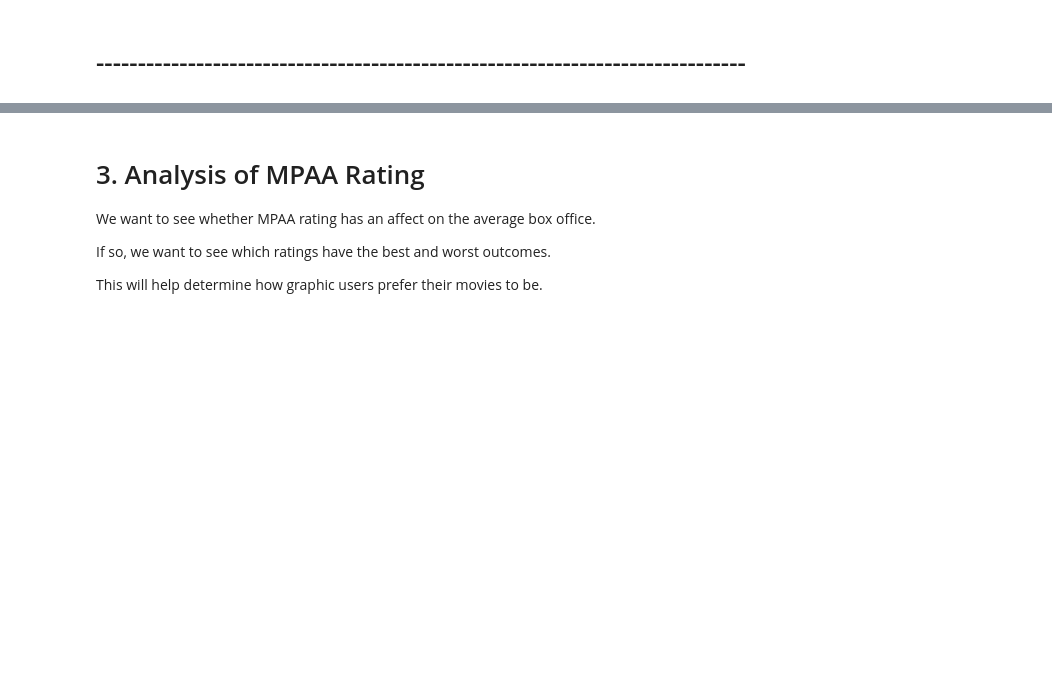
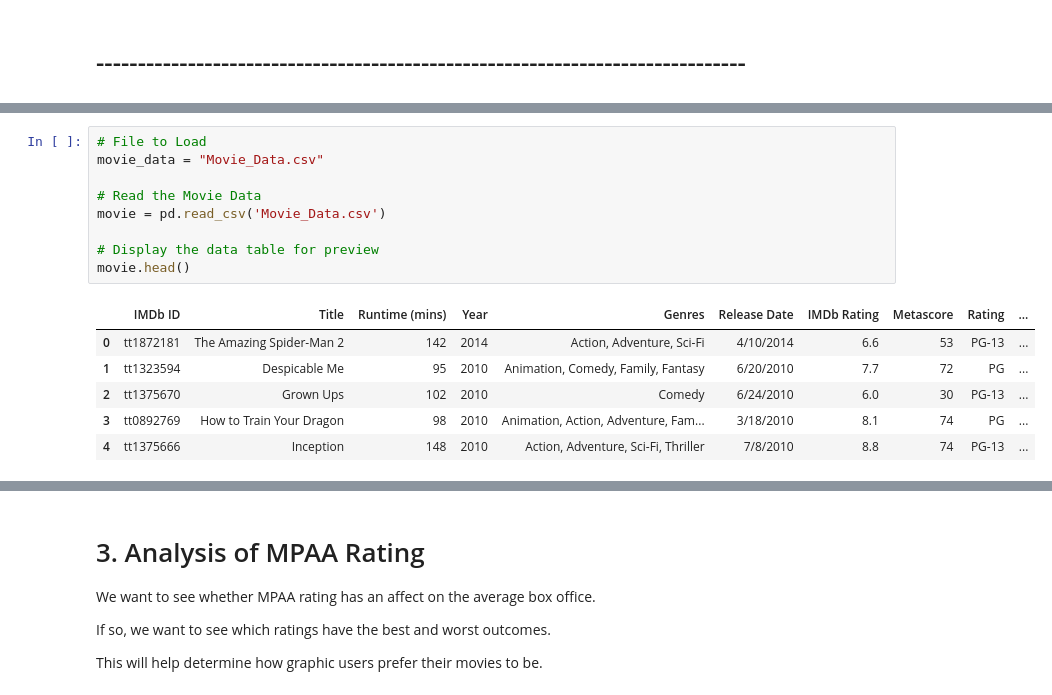
Before and after one commit to Mpalmese/ProjectRepo, a Jupyter notebook: Movie_Analysis.ipynb, the cells around one changed output, grey strips where cells are left out. Drawn from its saved outputs; the diff is of its cells as text; blank space fills up the shorter version.

```diff
--- a/Movie_Analysis.ipynb
+++ b/Movie_Analysis.ipynb
@@ -214,0 +229,16 @@ As such, we should try to maximize the user rating of our film.
+# %%
+# File to Load
+movie_data = "Movie_Data.csv"
+
+# Read the Movie Data
+movie = pd.read_csv('Movie_Data.csv')
+
+# Display the data table for preview
+movie.head()
+# %% [output]
+|  | IMDb ID | Title | Runtime (mins) | Year | Genres | Release Date | IMDb Rating | Metascore | Rating | ... |
+| 0 | tt1872181 | The Amazing Spider-Man 2 | 142 | 2014 | Action, Adventure, Sci-Fi | 4/10/2014 | 6.6 | 53 | PG-13 | ... |
+| 1 | tt1323594 | Despicable Me | 95 | 2010 | Animation, Comedy, Family, Fantasy | 6/20/2010 | 7.7 | 72 | PG | ... |
+| 2 | tt1375670 | Grown Ups | 102 | 2010 | Comedy | 6/24/2010 | 6.0 | 30 | PG-13 | ... |
+| 3 | tt0892769 | How to Train Your Dragon | 98 | 2010 | Animation, Action, Adventure, Fam... | 3/18/2010 | 8.1 | 74 | PG | ... |
+| 4 | tt1375666 | Inception | 148 | 2010 | Action, Adventure, Sci-Fi, Thriller | 7/8/2010 | 8.8 | 74 | PG-13 | ... |
```
Also changed, not shown: parts of 63 cells of this notebook, 16 other files.
